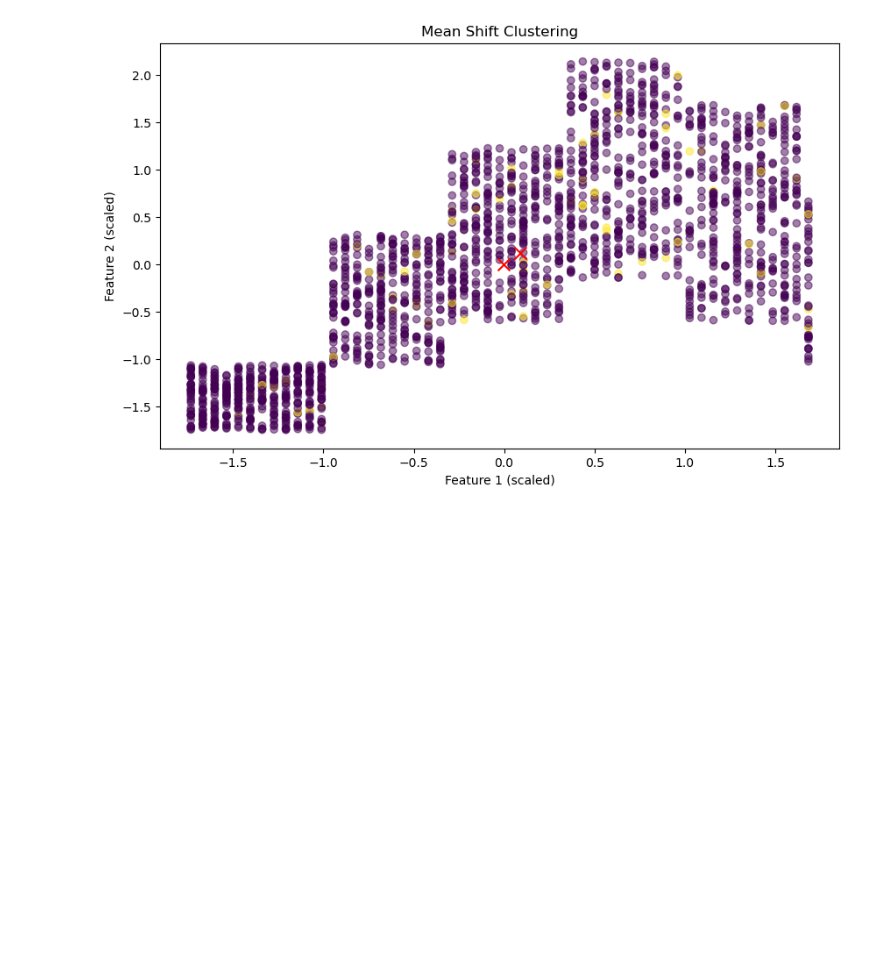
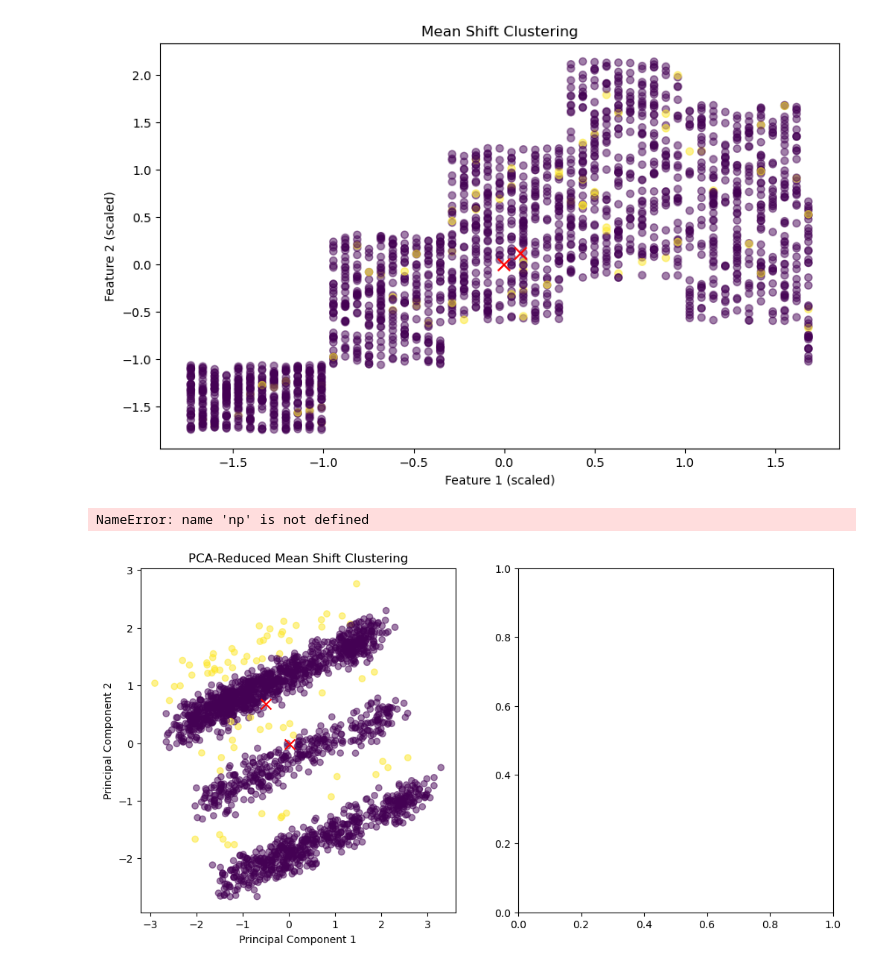
Before and after one commit to LoganKerns/DataScienceFinal, a Jupyter notebook: Final Mean Shift.ipynb, the cells around one changed output. Drawn from its saved outputs; the diff is of its cells as text; code cells hidden in the pictures; blank space fills up the shorter version.

Commit message:
Updated Mean shift.

```diff
--- a/Final Mean Shift.ipynb
+++ b/Final Mean Shift.ipynb
@@ -76,3 +76,54 @@ exercise_hours        0
 dtype: int64
 Silhouette Score: 0.25880586252418747
 [figure]
+# %%
+import pandas as pd
+from sklearn.decomposition import PCA
+from sklearn.cluster import MeanShift, estimate_bandwidth
+from sklearn.preprocessing import StandardScaler
+from sklearn.metrics import silhouette_score
+import matplotlib.pyplot as plt
+
+# Load and preprocess the data as before
+data_path = 'Updated_Social_Media_Usage_Data.csv'
+data = pd.read_csv(data_path)
+categorical_cols = data.select_dtypes(include=['object']).columns
+data = pd.get_dummies(data, columns=categorical_cols, drop_first=True)
+scaler = StandardScaler()
+scaled_data = scaler.fit_transform(data)
+
+# Estimate bandwidth and create Mean Shift model
+bandwidth = estimate_bandwidth(scaled_data, quantile=0.2, n_samples=500)
+mean_shift = MeanShift(bandwidth=bandwidth, bin_seeding=True)
+mean_shift.fit(scaled_data)
+
+# Apply PCA for dimensionality reduction to 2D for visualization
+pca = PCA(n_components=2)
+pca_data = pca.fit_transform(scaled_data)
+
+# Cluster centers transformed by PCA
+cluster_centers_pca = pca.transform(mean_shift.cluster_centers_)
+
+# Plot the original clusters with PCA dimensions
+plt.figure(figsize=(12, 6))
+plt.subplot(1, 2, 1)  # First plot
+plt.scatter(pca_data[:, 0], pca_data[:, 1], c=mean_shift.labels_, cmap='viridis', alpha=0.5)
+plt.scatter(cluster_centers_pca[:, 0], cluster_centers_pca[:, 1], c='red', s=100, marker='x')
+plt.title('PCA-Reduced Mean Shift Clustering')
+plt.xlabel('Principal Component 1')
+plt.ylabel('Principal Component 2')
+
+# Let's also plot the cumulative variance explained by the PCA components to justify the use of 2D PCA
+plt.subplot(1, 2, 2)  # Second plot
+pca_full = PCA(n_components=min(scaled_data.shape[1], scaled_data.shape[0]))
+pca_full.fit(scaled_data)
+plt.plot(np.cumsum(pca_full.explained_variance_ratio_))
+plt.title('Cumulative Explained Variance by PCA Components')
+plt.xlabel('Number of Components')
+plt.ylabel('Cumulative Explained Variance')
+
+plt.tight_layout()
+plt.show()
+# %% [output]
+NameError: name 'np' is not defined
+[figure, added]
```
